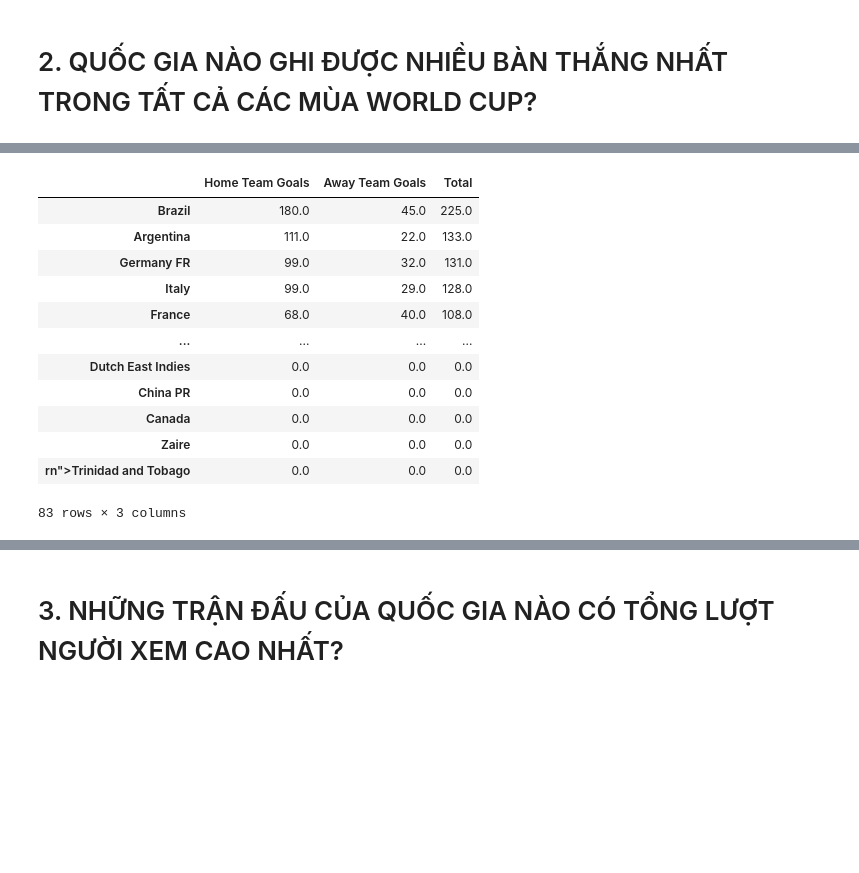
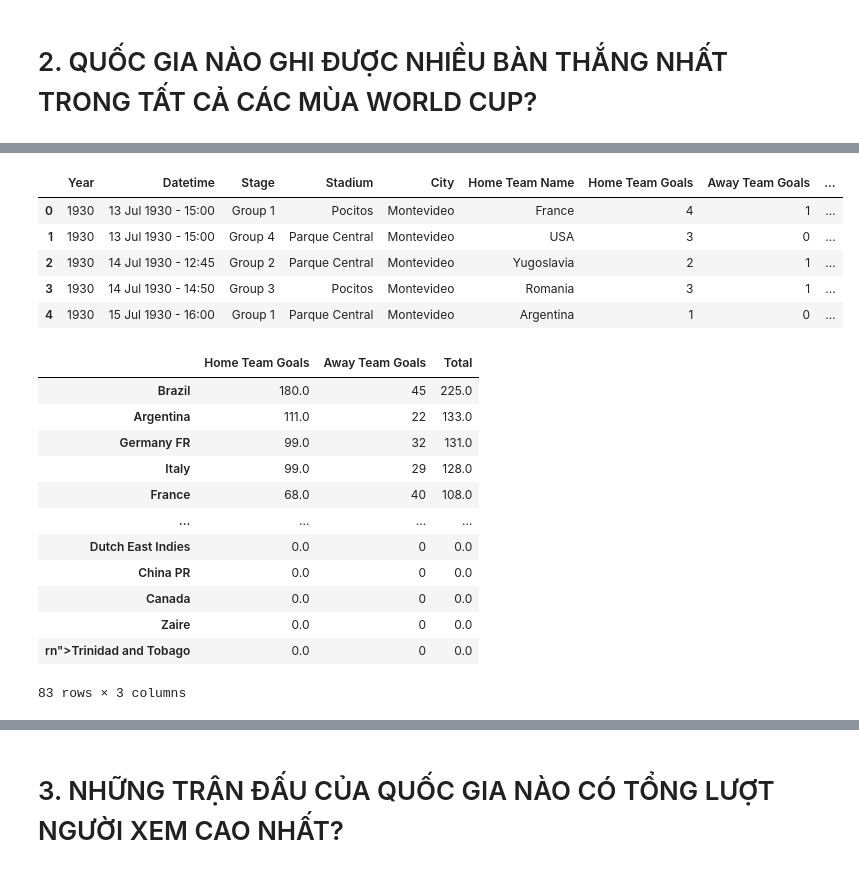
Before and after one commit to logacc99/LTKHDL_FinalProject, a Jupyter notebook: 1712174-NguyenGiaThuan.ipynb, the cells around one changed output, grey strips where cells are left out. Saved outputs shown, nothing was run; the diff lists cells and outputs as text; code cells hidden in the pictures; blank space fills up the shorter version.

```diff
--- a/1712174-NguyenGiaThuan.ipynb
+++ b/1712174-NguyenGiaThuan.ipynb
@@ -216,3 +222,16 @@ match_data.head(5)
+# %%
+match_data = match_data[:852]
+match_data['Year'] = match_data['Year'].astype('int64')
+match_data['Home Team Goals'] = match_data['Home Team Goals'].astype('int64')
+match_data['Away Team Goals'] = match_data['Away Team Goals'].astype('int64')
+match_data.head(5)
+# %% [output]
+|  | Year | Datetime | Stage | Stadium | City | Home Team Name | Home Team Goals | Away Team Goals | ... |
+| 0 | 1930 | 13 Jul 1930 - 15:00 | Group 1 | Pocitos | Montevideo | France | 4 | 1 | ... |
+| 1 | 1930 | 13 Jul 1930 - 15:00 | Group 4 | Parque Central | Montevideo | USA | 3 | 0 | ... |
+| 2 | 1930 | 14 Jul 1930 - 12:45 | Group 2 | Parque Central | Montevideo | Yugoslavia | 2 | 1 | ... |
+| 3 | 1930 | 14 Jul 1930 - 14:50 | Group 3 | Pocitos | Montevideo | Romania | 3 | 1 | ... |
+| 4 | 1930 | 15 Jul 1930 - 16:00 | Group 1 | Parque Central | Montevideo | Argentina | 1 | 0 | ... |
 # %%
 home_team = match_data[['Home Team Name', 'Home Team Goals']].groupby(['Home Team Name']).agg('sum')
 away_team = match_data[['Away Team Name', 'Away Team Goals']].groupby(['Away Team Name']).agg('sum')
@@ -224,16 +243,16 @@ goals.fillna(0, inplace = True)
 goals
 # %% [output]
 |  | Home Team Goals | Away Team Goals | Total |
-| Brazil | 180.0 | 45.0 | 225.0 |
-| Argentina | 111.0 | 22.0 | 133.0 |
-| Germany FR | 99.0 | 32.0 | 131.0 |
-| Italy | 99.0 | 29.0 | 128.0 |
-| France | 68.0 | 40.0 | 108.0 |
+| Brazil | 180.0 | 45 | 225.0 |
+| Argentina | 111.0 | 22 | 133.0 |
+| Germany FR | 99.0 | 32 | 131.0 |
+| Italy | 99.0 | 29 | 128.0 |
+| France | 68.0 | 40 | 108.0 |
 | ... | ... | ... | ... |
-| Dutch East Indies | 0.0 | 0.0 | 0.0 |
-| China PR | 0.0 | 0.0 | 0.0 |
-| Canada | 0.0 | 0.0 | 0.0 |
-| Zaire | 0.0 | 0.0 | 0.0 |
-| rn">Trinidad and Tobago | 0.0 | 0.0 | 0.0 |
+| Dutch East Indies | 0.0 | 0 | 0.0 |
+| China PR | 0.0 | 0 | 0.0 |
+| Canada | 0.0 | 0 | 0.0 |
+| Zaire | 0.0 | 0 | 0.0 |
+| rn">Trinidad and Tobago | 0.0 | 0 | 0.0 |
 83 rows × 3 columns
 # %%
```
Also changed, not shown: parts of 6 cells of this notebook.
